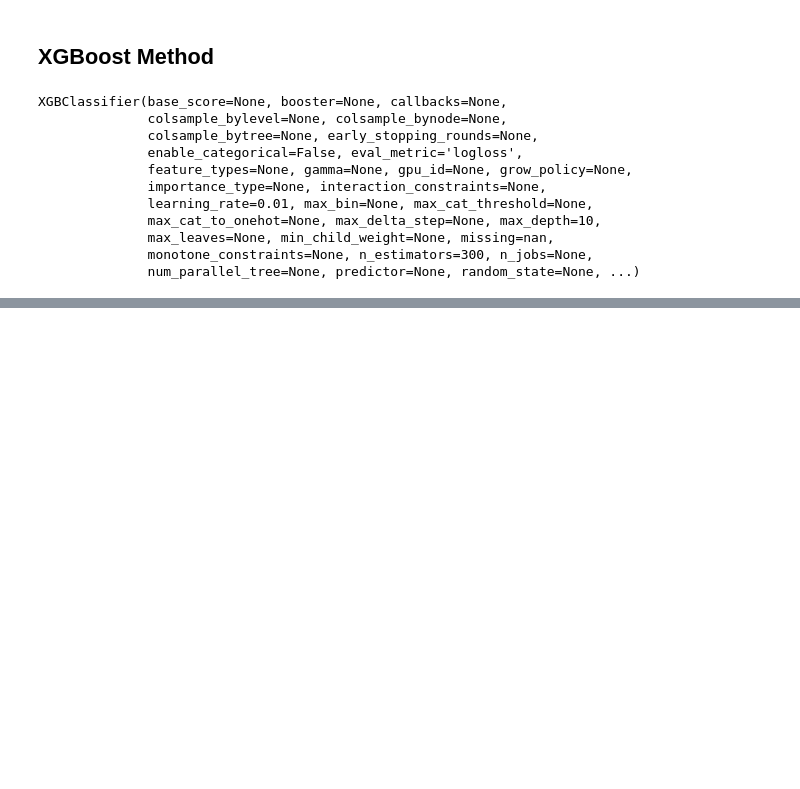
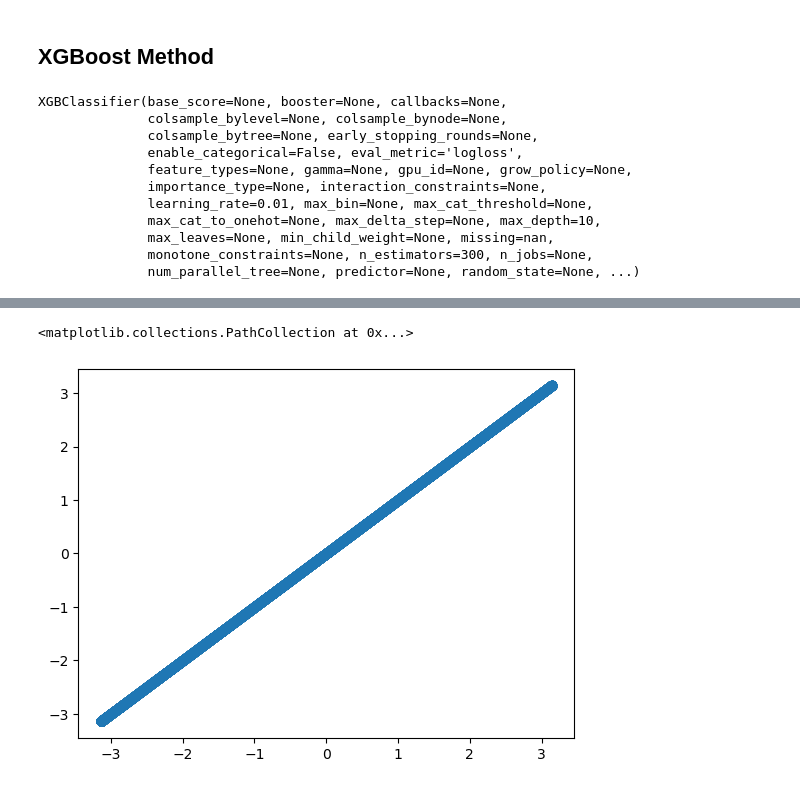
Before and after one commit to JuFo96/AppliedML2023, a Jupyter notebook: InitialProject/Project.ipynb, the cells around one changed output, grey strips where cells are left out. Saved outputs shown, nothing was run; the diff lists cells and outputs as text; code cells hidden in the pictures; blank space fills up the shorter version.

```diff
--- a/InitialProject/Project.ipynb
+++ b/InitialProject/Project.ipynb
@@ -105,0 +162,5 @@ Validation accuracy: 90.69%
+# %%
+plt.scatter(X_train["p_phiClusterLr2"], X_train["p_phiCluster"])
+# %% [output]
+<matplotlib.collections.PathCollection at 0x...>
+[figure, added]
```
Also changed, not shown: parts of 16 cells of this notebook, 1 other file.
